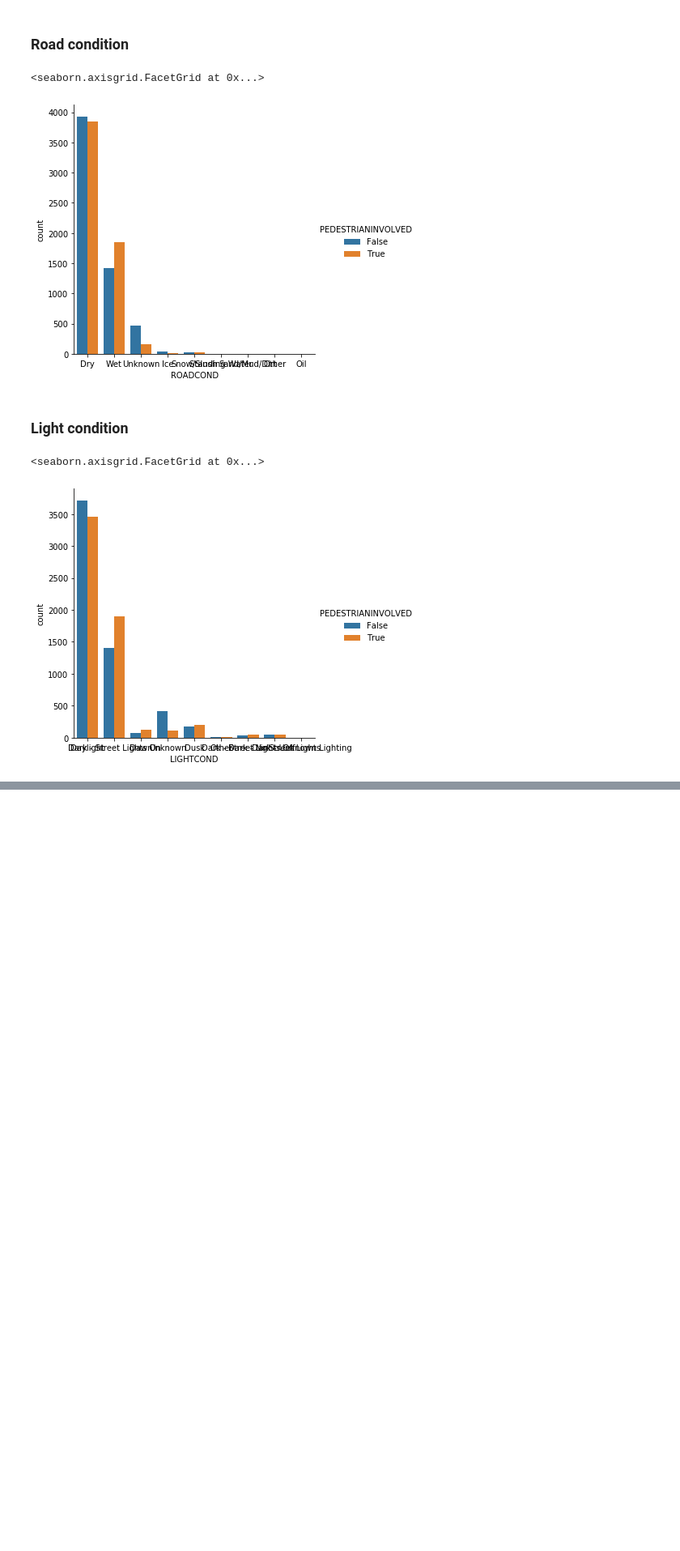
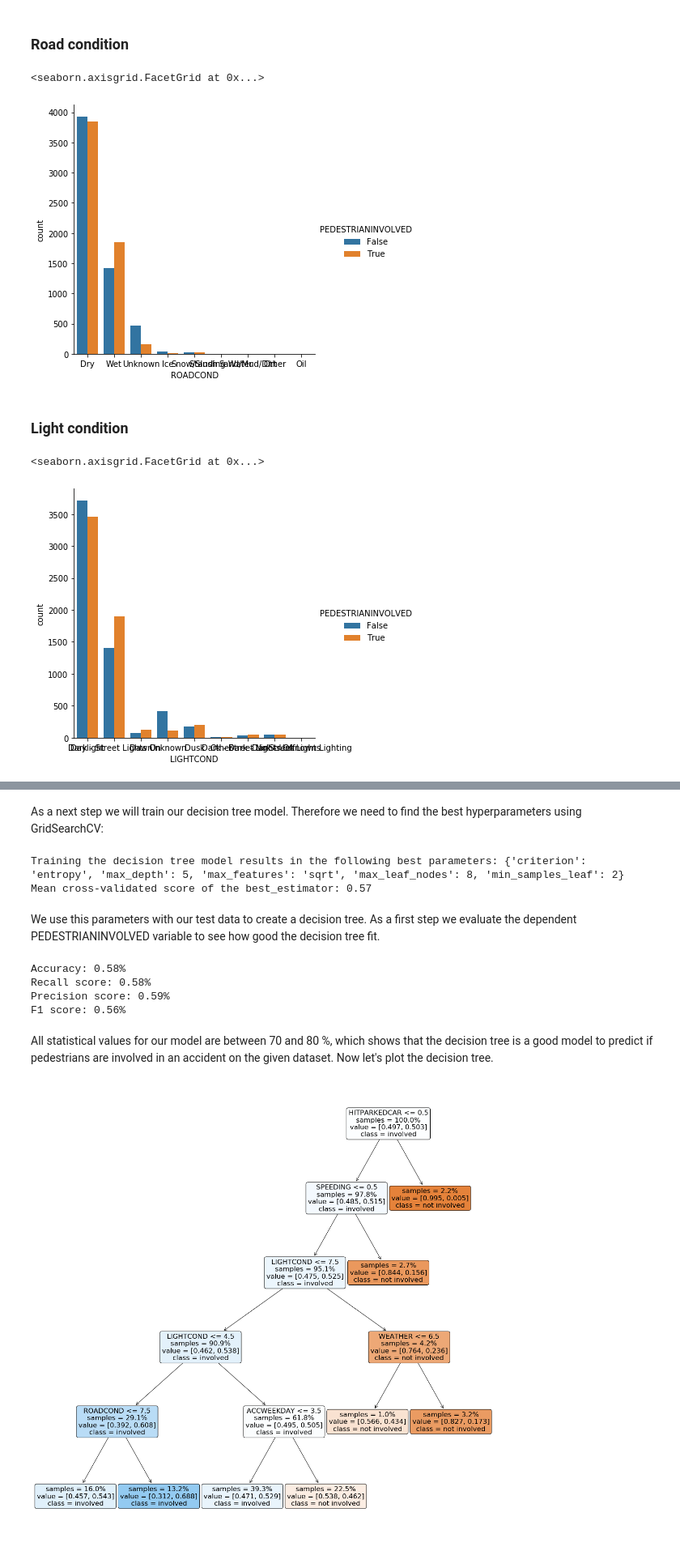
Before and after one commit to jans510/Coursera_Capstone, a Jupyter notebook: Coursera_Capstone.ipynb, the cells around one changed output, grey strips where cells are left out. Shown at 81% size. Cells and saved outputs as stored; diff of their text form; code cells hidden in the pictures; blank space fills up the shorter version.

```diff
--- a/Coursera_Capstone.ipynb
+++ b/Coursera_Capstone.ipynb
@@ -57,7 +57,7 @@ df = raw_df.drop(['COLLISIONTYPE'], axis=1)
 # %% [markdown]
 Then we filter the dataset for columns that will be part of the further evaluation:
 # %%
-df = df[['PEDESTRIANINVOLVED', 'SPEEDING', 'WEATHER', 'ROADCOND', 'INCDTTM', 'LIGHTCOND', 'PEDROWNOTGRNT']]
+df = df[['PEDESTRIANINVOLVED', 'SPEEDING', 'WEATHER', 'ROADCOND', 'INCDTTM', 'LIGHTCOND', 'INATTENTIONIND', 'UNDERINFL', 'HITPARKEDCAR']]
 # %% [markdown]
 The next step would be to have a deeper look onto the values, removing statistical outliers and set meaningful defaults on missing values.
 This step is done iteratively.
@@ -175,0 +183,7 @@ sns.catplot(x="LIGHTCOND", hue="PEDESTRIANINVOLVED", kind='count', data=df_balan
+# %%
+cat_col = df_balanced.select_dtypes(['object'])
+encoding_maps = []
+
+for column in cat_col:
+    df_balanced[column] = pd.Categorical(df_balanced[column]).codes
+df_balanced.head()
@@ -175,0 +200,70 @@ sns.catplot(x="LIGHTCOND", hue="PEDESTRIANINVOLVED", kind='count', data=df_balan
+# %%
+X = df_balanced.iloc[:,1:9].values
+y = df_balanced['PEDESTRIANINVOLVED'].values
+
+from sklearn.model_selection import train_test_split
+
+X_trainset, X_testset, Y_trainset, Y_testset = train_test_split(X, y, test_size=0.3, random_state=42)
+# %% [markdown]
+As a next step we will train our decision tree model. Therefore we need to find the best hyperparameters using GridSearchCV:
+# %%
+from sklearn.tree import DecisionTreeClassifier
+from sklearn.model_selection import GridSearchCV
+
+param_grid = {
+    'max_features': ['auto', 'sqrt', 'log2'],
+    'criterion' :['gini', 'entropy'],
+    'max_depth':range(2,9),
+    'max_leaf_nodes':range(2,9),
+    'min_samples_leaf':range(2,9)
+}
+
+grid_search = GridSearchCV(estimator=DecisionTreeClassifier(), param_grid=param_grid)
+grid_search.fit(X_trainset, Y_trainset)
+
+print('Training the decision tree model results in the following best parameters: ' + str(grid_search.best_params_))
+print('Mean cross-validated score of the best_estimator: ' + str(grid_search.best_score_.round(2)))
+# %% [output]
+Training the decision tree model results in the following best parameters: {'criterion': 'entropy', 'max_depth': 5, 'max_features': 'sqrt', 'max_leaf_nodes': 8, 'min_samples_leaf': 2}
+Mean cross-validated score of the best_estimator: 0.57
+# %% [markdown]
+We use this parameters with our test data to create a decision tree. As a first step we evaluate the dependent PEDESTRIANINVOLVED variable to see how good the decision tree fit.
+# %%
+test_model = DecisionTreeClassifier(criterion=grid_search.best_params_.get('criterion'),
+                                  max_depth=grid_search.best_params_.get('max_depth'),
+                                  max_leaf_nodes=grid_search.best_params_.get('max_leaf_nodes'),
+                                  min_samples_leaf=grid_search.best_params_.get('min_samples_leaf'))
+test_model.fit(X_trainset,Y_trainset)
+
+yh = test_model.predict(X_testset)
+
+from sklearn import metrics
+
+accuracy = metrics.accuracy_score(Y_testset, yh)
+recall = metrics.recall_score(Y_testset, yh, average='weighted')
+precision = metrics.precision_score(Y_testset, yh, average='weighted')
+f1 = metrics.f1_score(Y_testset, yh, average='weighted')
+
+print('Accuracy: ' + str(accuracy.round(2)) + '%')
+print('Recall score: ' + str(recall.round(2)) + '%')
+print('Precision score: ' + str(precision.round(2)) + '%')
+print('F1 score: ' + str(f1.round(2)) + '%')
+# %% [output]
+Accuracy: 0.58%
+Recall score: 0.58%
+Precision score: 0.59%
+F1 score: 0.56%
+# %% [markdown]
+All statistical values for our model are between 70 and 80 %, which shows that the decision tree is a good model to predict if pedestrians are involved in an accident on the given dataset.
+Now let's plot the decision tree.
+# %%
+import matplotlib.pyplot as plt
+from sklearn import tree
+
+fig = plt.figure(figsize=(20,20))
+treee = tree.plot_tree(test_model,
+                       feature_names=df_balanced.iloc[:,1:9].columns,
+                       class_names=['not involved', 'involved'],
+                       filled=True, proportion=True, impurity=False, rounded=True)
+# %% [output]
+[figure, added]
```
Also changed, not shown: parts of 7 cells of this notebook.
